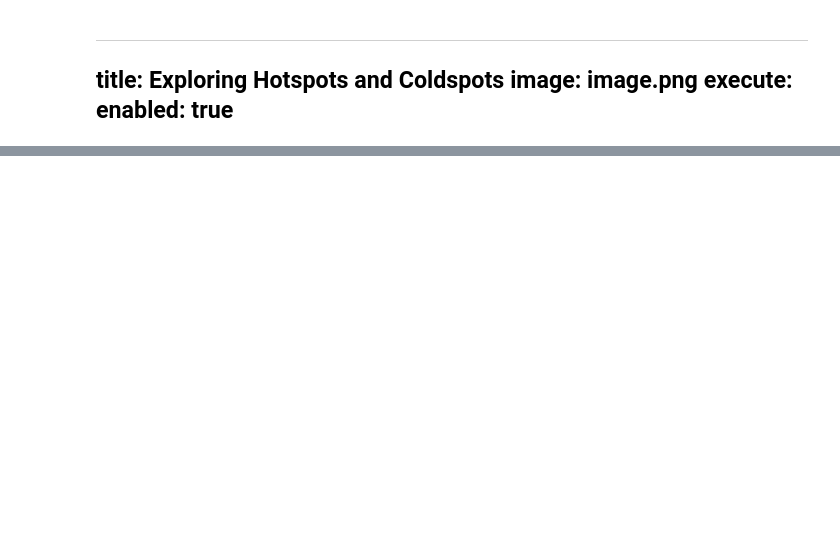
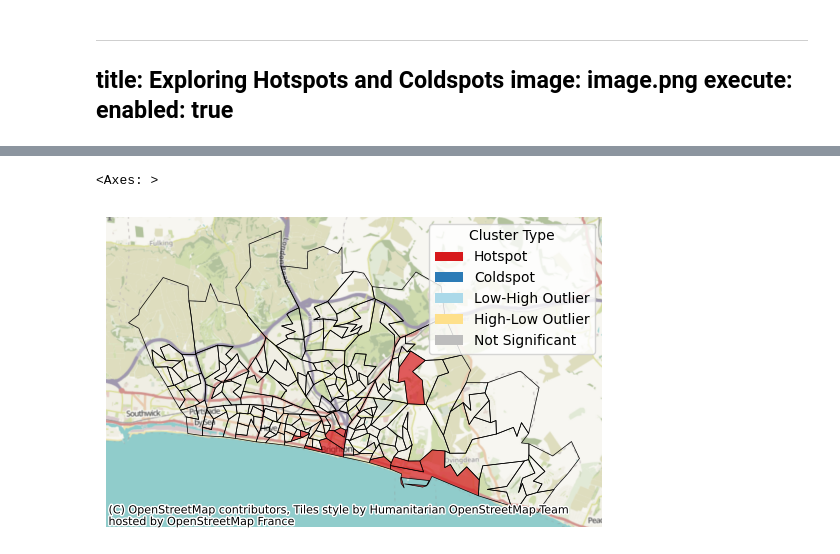
Before and after one commit to hsma-tools/lokigi, a Jupyter notebook: examples/eda/hotspots_coldspots/index.ipynb, the cells around one changed output, grey strips where cells are left out. Drawn from its saved outputs; the diff is of its cells as text; code cells hidden in the pictures; blank space fills up the shorter version.

```diff
--- a/examples/eda/hotspots_coldspots/index.ipynb
+++ b/examples/eda/hotspots_coldspots/index.ipynb
@@ -36,0 +58,7 @@ problem.get_hotspots()
+# %%
+problem.plot_hotspots(hotspots_df=hotspots_df, interactive=False, show_coldspots=False,
+                      show_high_low_outliers=False,show_low_high_outliers=False,
+                      show_non_significance=False)
+# %% [output]
+<Axes: >
+[figure, added]
```
Also changed, not shown: parts of 23 cells of this notebook, 2 other files.
